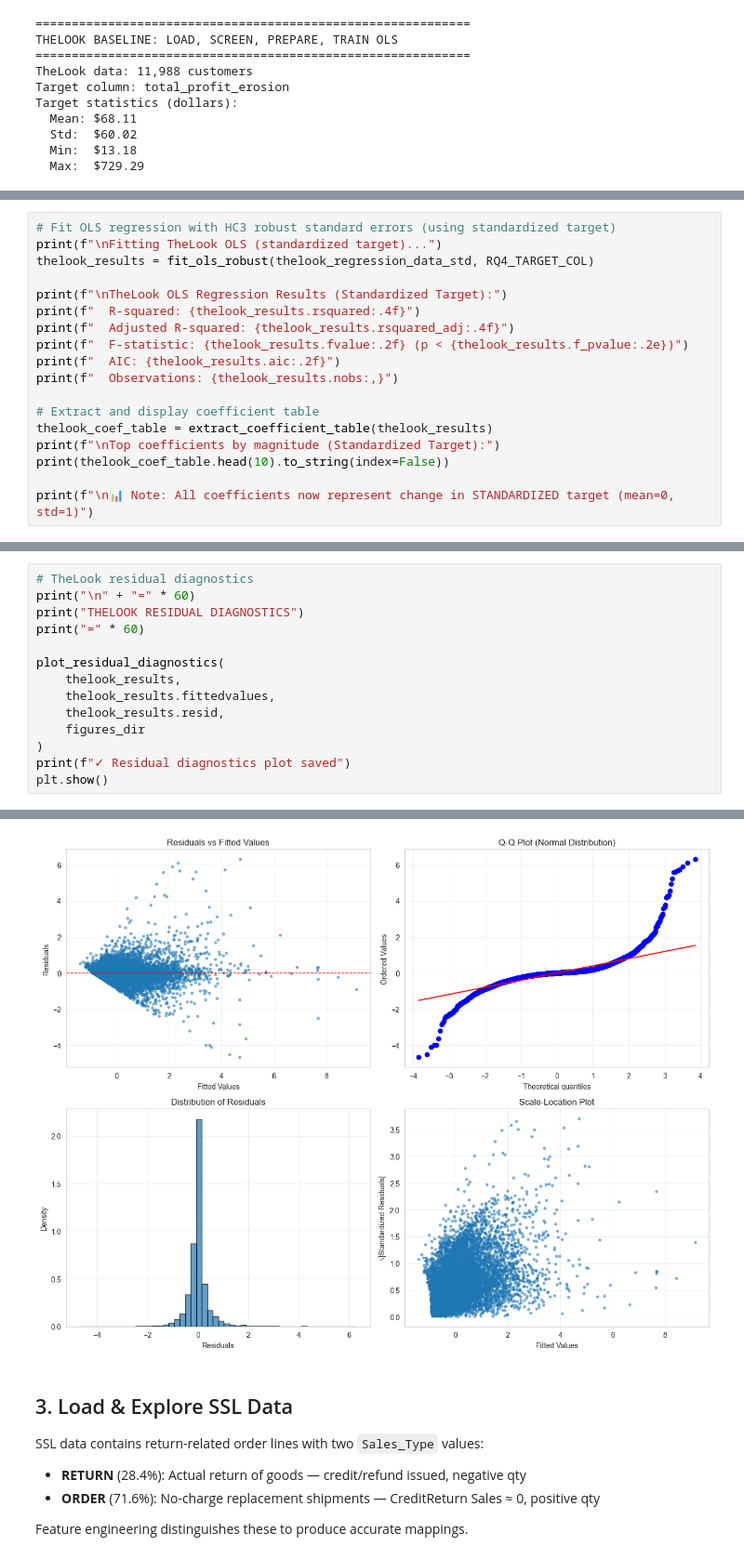
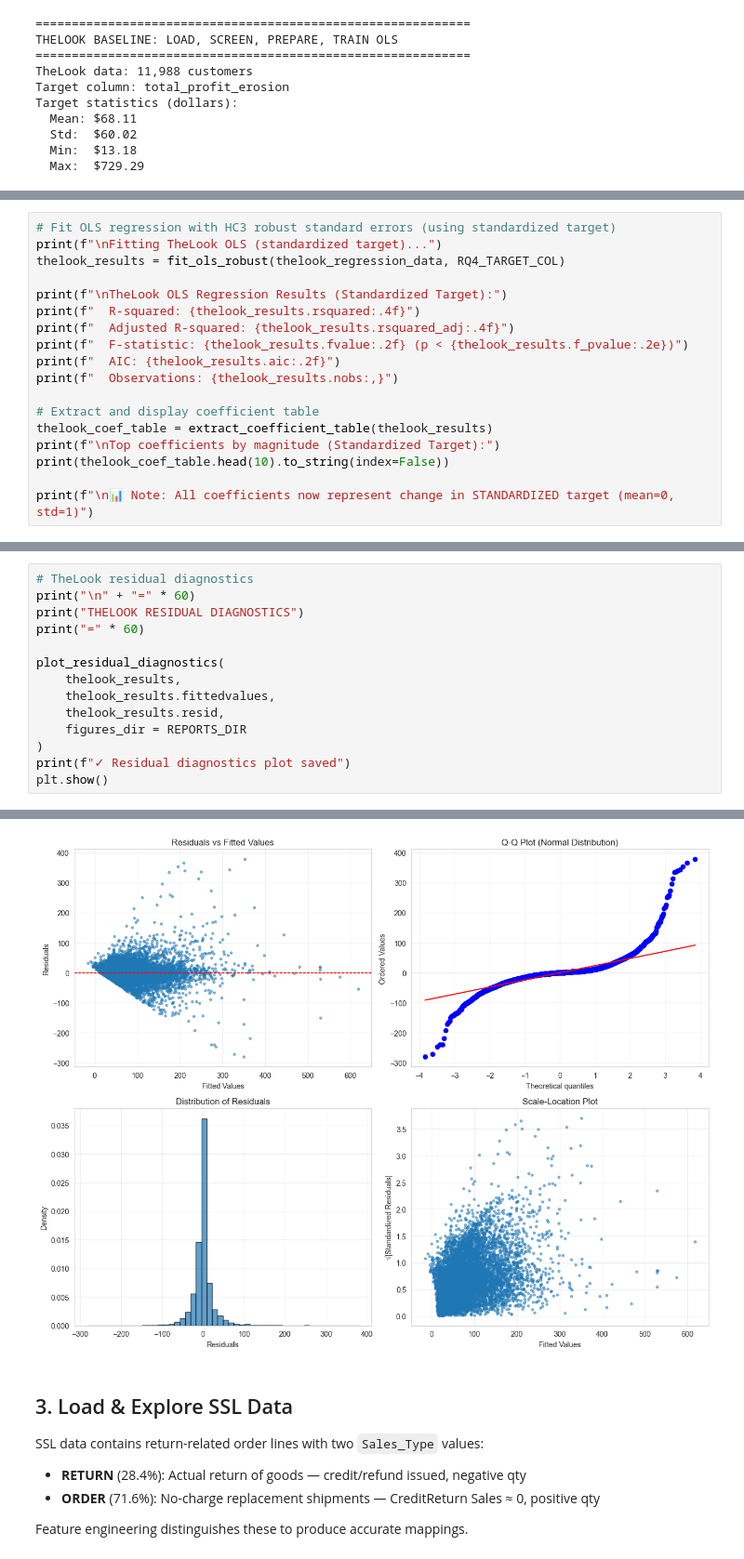
Before and after one commit to kojounfc/unfc-capstone-project-1, a Jupyter notebook: notebooks/rq4_ssl_validation.ipynb, the cells around one changed output, grey strips where cells are left out. Shown at 93% size. Cells and saved outputs as stored; diff of their text form.

```diff
--- a/notebooks/rq4_ssl_validation.ipynb
+++ b/notebooks/rq4_ssl_validation.ipynb
@@ -177,7 +178,7 @@ Regression data prepared:
 # %%
 # Fit OLS regression with HC3 robust standard errors (using standardized target)
 print(f"\nFitting TheLook OLS (standardized target)...")
-thelook_results = fit_ols_robust(thelook_regression_data_std, RQ4_TARGET_COL)
+thelook_results = fit_ols_robust(thelook_regression_data, RQ4_TARGET_COL)
 
 print(f"\nTheLook OLS Regression Results (Standardized Target):")
 print(f"  R-squared: {thelook_results.rsquared:.4f}")
@@ -213,23 +214,23 @@ Top coefficients by magnitude (Standardized Target):
 # %%
 # TheLook residual diagnostics
 print("\n" + "=" * 60)
 print("THELOOK RESIDUAL DIAGNOSTICS")
 print("=" * 60)
 
 plot_residual_diagnostics(
     thelook_results,
     thelook_results.fittedvalues,
     thelook_results.resid,
-    figures_dir
+    figures_dir = REPORTS_DIR
 )
 print(f"✓ Residual diagnostics plot saved")
 plt.show()
 # %% [output]
 ============================================================
 THELOOK RESIDUAL DIAGNOSTICS
 ============================================================
 ✓ Residual diagnostics plot saved
-[figure, old version]
+[figure, new version]
 # %% [markdown]
 ## 3. Load & Explore SSL Data
 
```
Also changed, not shown: parts of 15 cells of this notebook, 21 other files.
